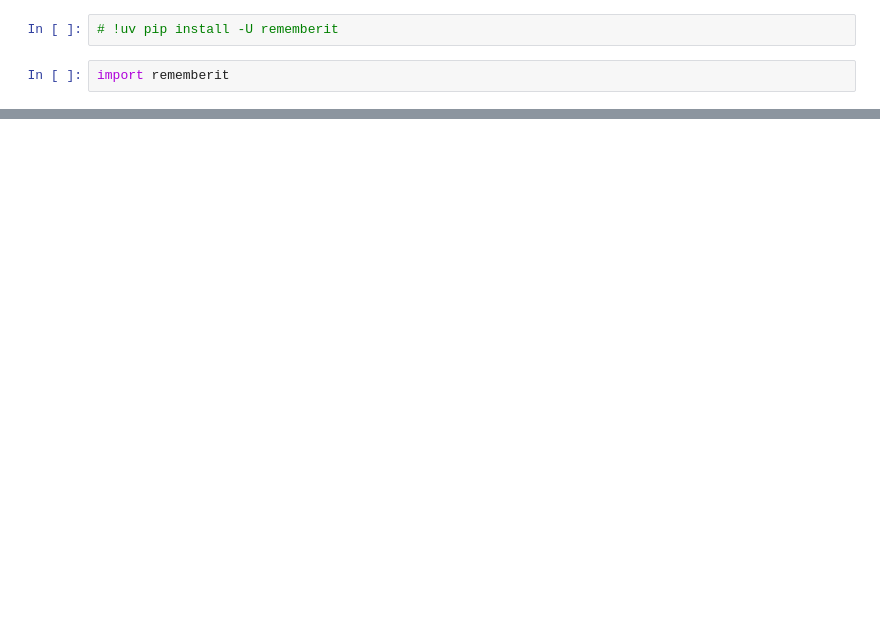
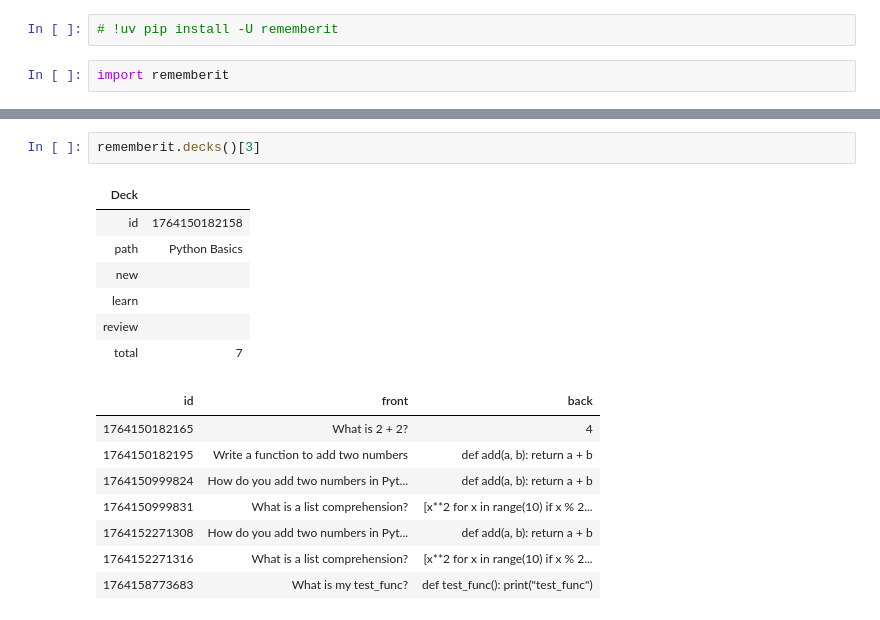
Before and after one commit to madhavajay/RememberIt, a Jupyter notebook: example.ipynb, the cells around one changed output, grey strips where cells are left out. Drawn from its saved outputs; the diff is of its cells as text; blank space fills up the shorter version.

```diff
--- a/example.ipynb
+++ b/example.ipynb
@@ -38,2 +85,20 @@ rememberit.decks()
+# %%
+rememberit.decks()[3]
+# %% [output]
+| Deck |  |
+| id | 1764150182158 |
+| path | Python Basics |
+| new |  |
+| learn |  |
+| review |  |
+| total | 7 |
+| id | front | back |
+| 1764150182165 | What is 2 + 2? | 4 |
+| 1764150182195 | Write a function to add two numbers | def add(a, b): return a + b |
+| 1764150999824 | How do you add two numbers in Pyt... | def add(a, b): return a + b |
+| 1764150999831 | What is a list comprehension? | [x**2 for x in range(10) if x % 2... |
+| 1764152271308 | How do you add two numbers in Pyt... | def add(a, b): return a + b |
+| 1764152271316 | What is a list comprehension? | [x**2 for x in range(10) if x % 2... |
+| 1764158773683 | What is my test_func? | def test_func(): print("test_func") |
 # %%
 rememberit.llmtxt()
```
Also changed, not shown: parts of 10 cells of this notebook, 3 other files.
